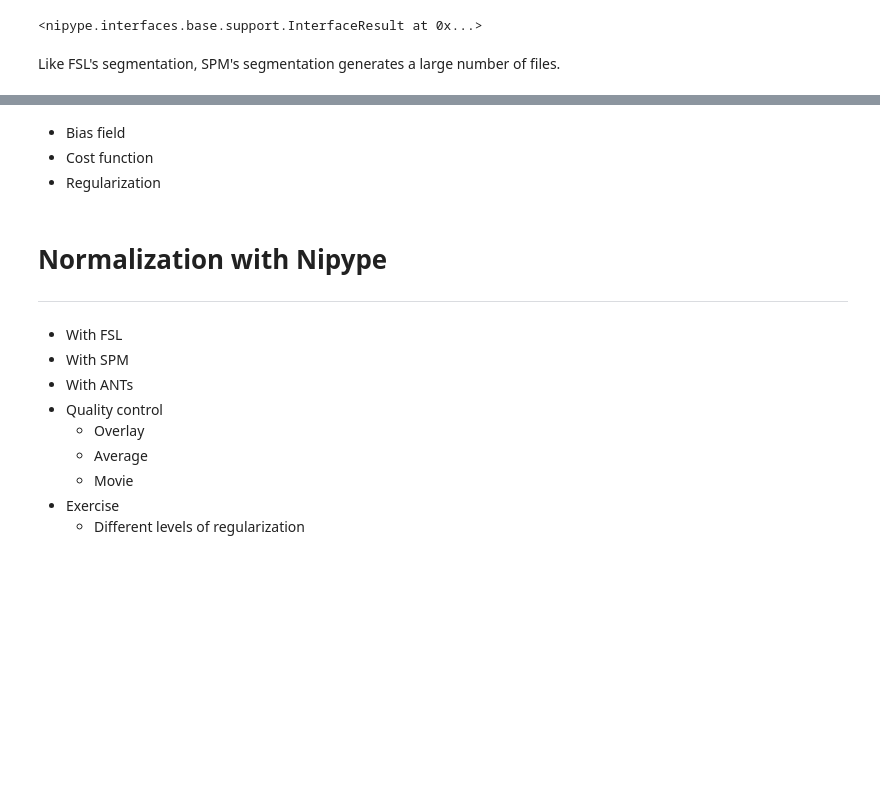
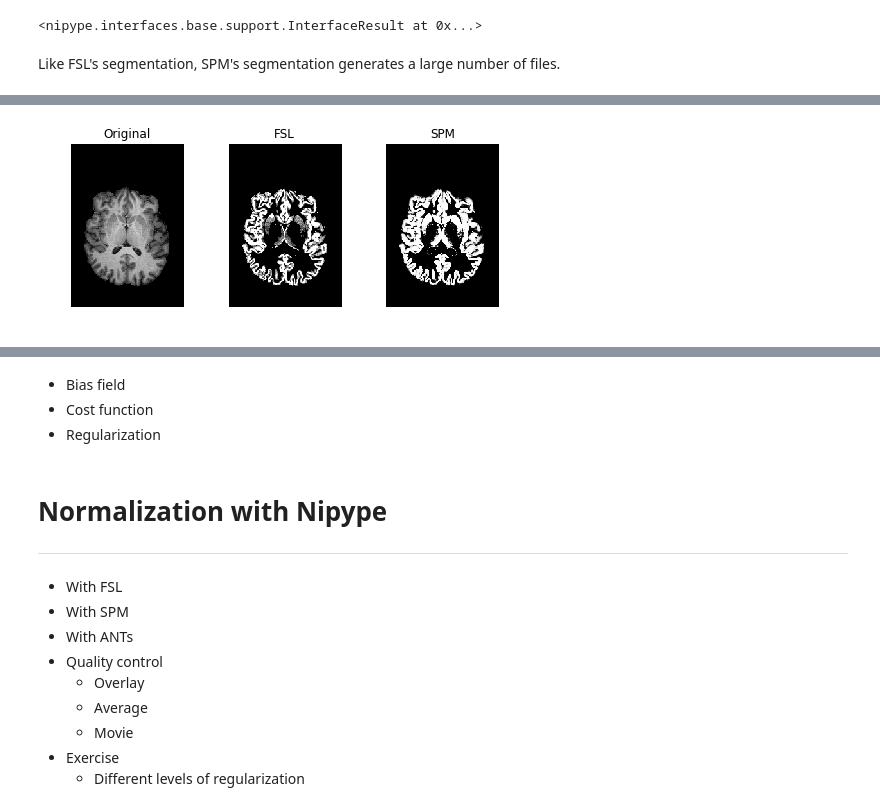
Before and after one commit to sathayas/JupyterfMRIFall2018, a Jupyter notebook: Normalization.ipynb, the cells around one changed output, grey strips where cells are left out. Saved outputs shown, nothing was run; the diff lists cells and outputs as text; code cells hidden in the pictures; blank space fills up the shorter version.

```diff
--- a/Normalization.ipynb
+++ b/Normalization.ipynb
@@ -201,8 +201,8 @@ import nipype.interfaces.fsl as fsl # importing FSL interface functions
 
 
 # Directory where your data set resides. This needs to be customized
-dataDir = '/home/satoru/Teaching/fMRI_Fall_2018/Data/ds102'
-#dataDir = '/Users/sh45474/Documents/Teaching/fMRI_Fall_2018/Data/ds102'
+#dataDir = '/home/satoru/Teaching/fMRI_Fall_2018/Data/ds102'
+dataDir = '/Users/sh45474/Documents/Teaching/fMRI_Fall_2018/Data/ds102'
 
 # an T1 weighted image from one of the subjects, skull stripped
 imageT1 = os.path.join(dataDir,'sub-26/anat/sub-26_T1w_brain.nii.gz')
@@ -343,0 +396,20 @@ listNii
+# %%
+# loading the data matrices
+X = load_nii_data(outBase+'.nii.gz')
+Xfsl = load_nii_data(outBase+'_pve_1.nii.gz')
+Xspm = load_nii_data(res.outputs.out_file.replace('sub','c1sub'))
+
+# showing the before and after images, FSL and SPM
+plt.figure(figsize=[8,3])
+plt.subplot(131)
+show_section(X, 'xy', 140)
+plt.title('Original')
+plt.subplot(132)
+show_section(Xfsl, 'xy', 140)
+plt.title('FSL')
+plt.subplot(133)
+show_section(Xspm, 'xy', 140)
+plt.title('SPM')
+plt.show()
+# %% [output]
+[figure, added]
```
Also changed, not shown: parts of 11 cells of this notebook.
